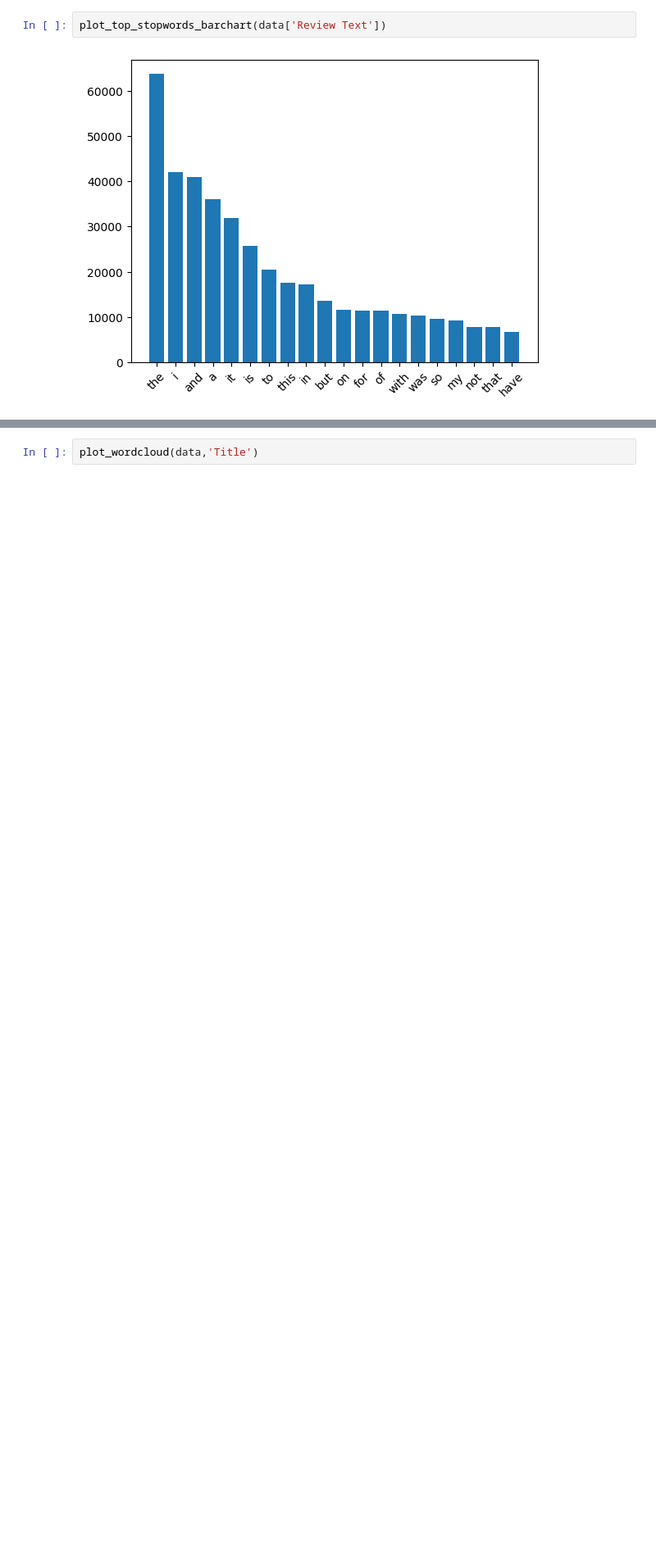
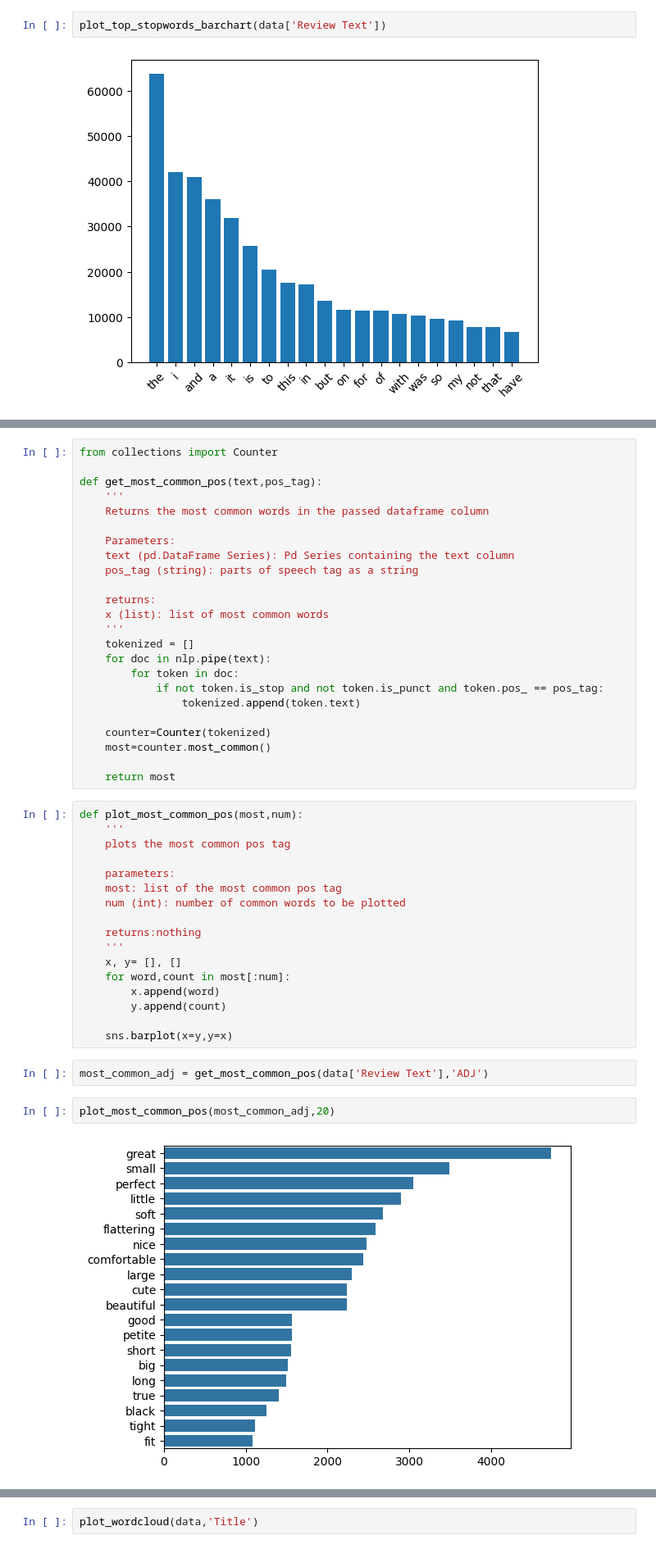
Before and after one commit to kumarbyes/dsnd-pipelines-project, a Jupyter notebook: starter/starter.ipynb, the cells around one changed output, grey strips where cells are left out. Shown at 82% size. Drawn from its saved outputs; the diff is of its cells as text; blank space fills up the shorter version.

```diff
--- a/starter/starter.ipynb
+++ b/starter/starter.ipynb
@@ -301,0 +249,47 @@ plot_top_stopwords_barchart(data['Review Text'])
+# %%
+from collections import Counter
+
+def get_most_common_pos(text,pos_tag):
+    '''
+    Returns the most common words in the passed dataframe column
+
+    Parameters:
+    text (pd.DataFrame Series): Pd Series containing the text column
+    pos_tag (string): parts of speech tag as a string
+
+    returns:
+    x (list): list of most common words
+    '''
+    tokenized = []
+    for doc in nlp.pipe(text):
+        for token in doc:
+            if not token.is_stop and not token.is_punct and token.pos_ == pos_tag:
+                tokenized.append(token.text)
+
+    counter=Counter(tokenized)
+    most=counter.most_common()
+
+    return most
+# %%
+def plot_most_common_pos(most,num):
+    '''
+    plots the most common pos tag
+
+    parameters:
+    most: list of the most common pos tag
+    num (int): number of common words to be plotted
+
+    returns:nothing
+    '''
+    x, y= [], []
+    for word,count in most[:num]:
+        x.append(word)
+        y.append(count)
+
+    sns.barplot(x=y,y=x)
+# %%
+most_common_adj = get_most_common_pos(data['Review Text'],'ADJ')
+# %%
+plot_most_common_pos(most_common_adj,20)
+# %% [output]
+[figure, added]
```
Also changed, not shown: parts of 109 cells of this notebook.
